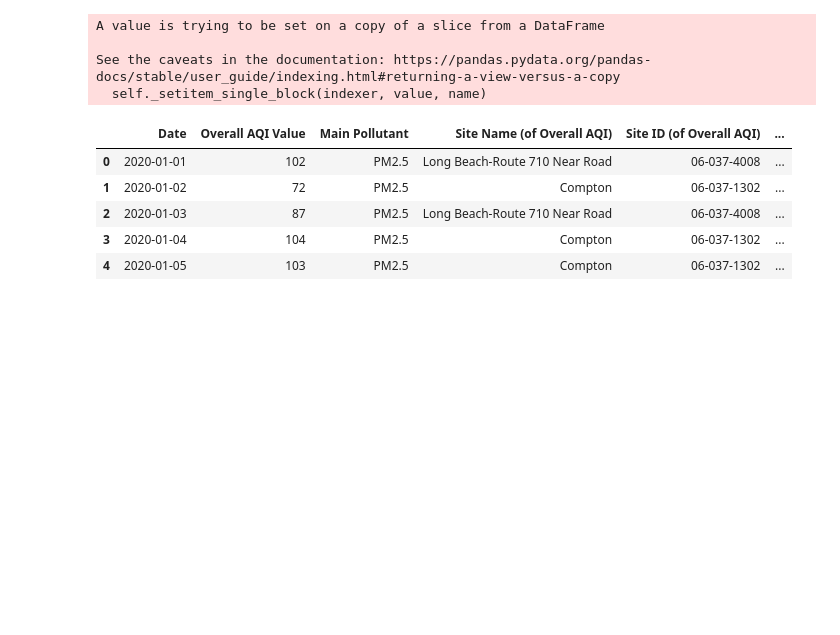
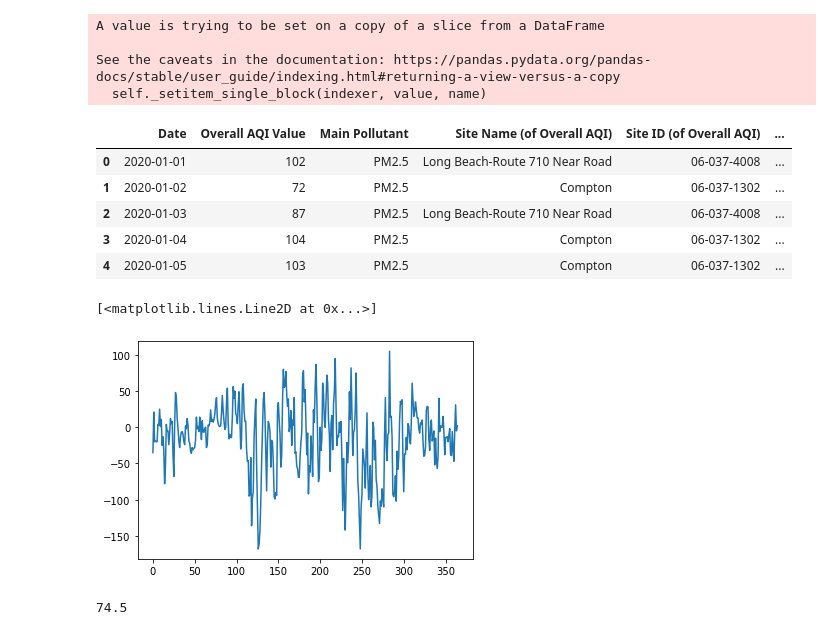
Before and after one commit to transcriptive/covid-aqi, a Jupyter notebook: data-cleaning-aqi.ipynb, the cells around one changed output. Drawn from its saved outputs; the diff is of its cells as text; code cells hidden in the pictures; blank space fills up the shorter version.

```diff
--- a/data-cleaning-aqi.ipynb
+++ b/data-cleaning-aqi.ipynb
@@ -55,3 +57,12 @@ aqi_2020.head()
 | 4 | 2020-01-05 | 103 | PM2.5 | Compton | 06-037-1302 | ... |
 # %%
 aqi_2020.to_csv('datasets/air-quality-reports/2020/los-angeles-county-aqi2020-date-cleaned.csv')
+# %%
+plt.plot(aqi_2019['Overall AQI Value']-aqi_2020['Overall AQI Value'])
+# %% [output]
+[<matplotlib.lines.Line2D at 0x...>]
+[figure, added]
+# %%
+aqi_2019.iloc[0:6]['Overall AQI Value'].mean()
+# %% [output]
+74.5
```
Also changed, not shown: parts of 5 cells of this notebook, 6 other files.
